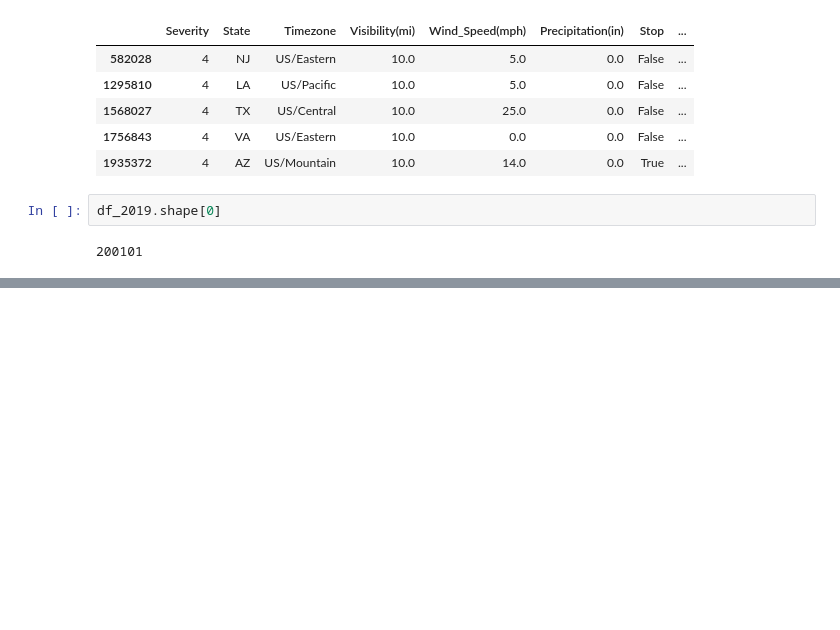
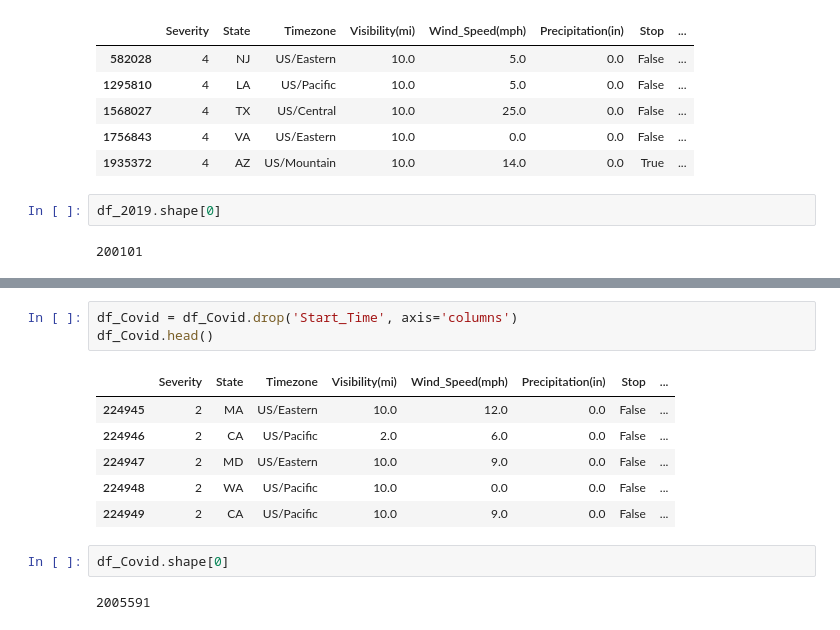
Before and after one commit to justinkirk8/Accidentally_Late, a Jupyter notebook: Machine_Learning_Model/Week_1_MLM.ipynb, the cells around one changed output, grey strips where cells are left out. Cells and saved outputs as stored; diff of their text form; blank space fills up the shorter version.

```diff
--- a/Machine_Learning_Model/Week_1_MLM.ipynb
+++ b/Machine_Learning_Model/Week_1_MLM.ipynb
@@ -127,0 +134,14 @@ print(sorted_state_array)
+# %%
+df_Covid = df_Covid.drop('Start_Time', axis='columns')
+df_Covid.head()
+# %% [output]
+|  | Severity | State | Timezone | Visibility(mi) | Wind_Speed(mph) | Precipitation(in) | Stop | ... |
+| 224945 | 2 | MA | US/Eastern | 10.0 | 12.0 | 0.0 | False | ... |
+| 224946 | 2 | CA | US/Pacific | 2.0 | 6.0 | 0.0 | False | ... |
+| 224947 | 2 | MD | US/Eastern | 10.0 | 9.0 | 0.0 | False | ... |
+| 224948 | 2 | WA | US/Pacific | 10.0 | 0.0 | 0.0 | False | ... |
+| 224949 | 2 | CA | US/Pacific | 10.0 | 9.0 | 0.0 | False | ... |
+# %%
+df_Covid.shape[0]
+# %% [output]
+2005591
```
Also changed, not shown: parts of 8 cells of this notebook.
